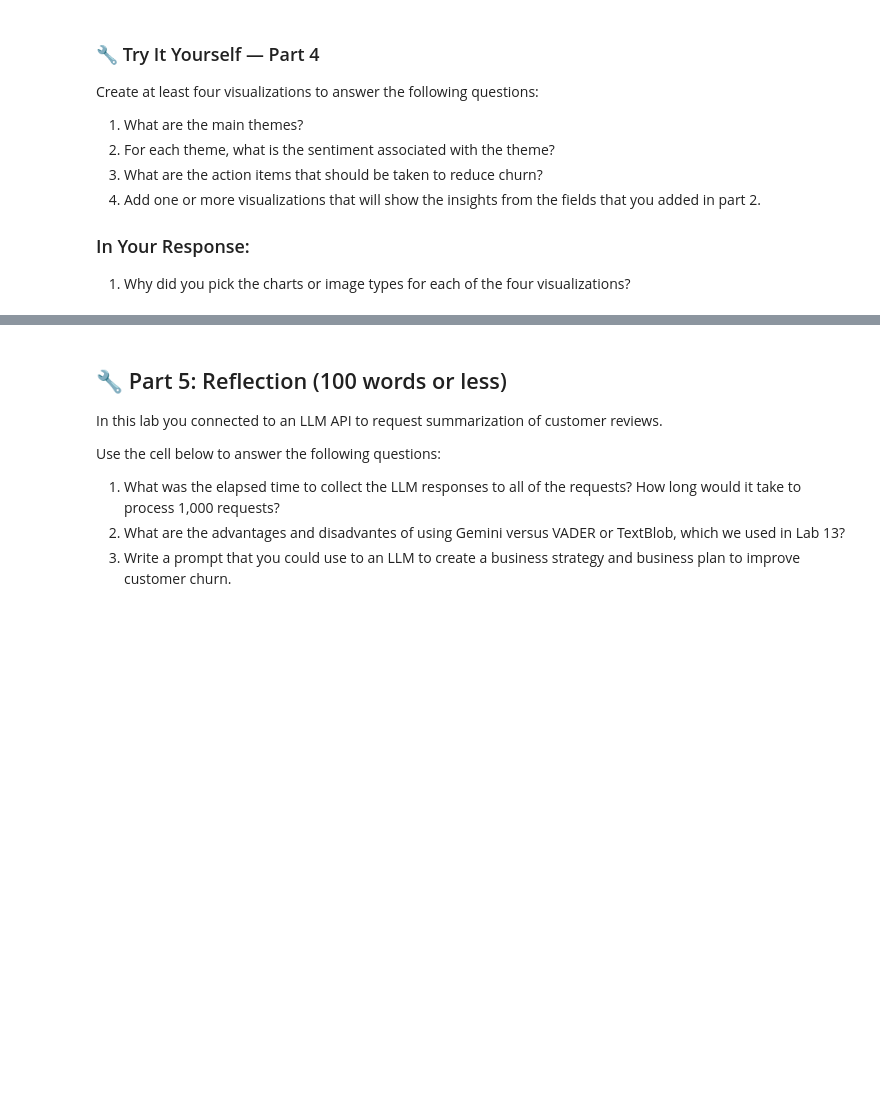
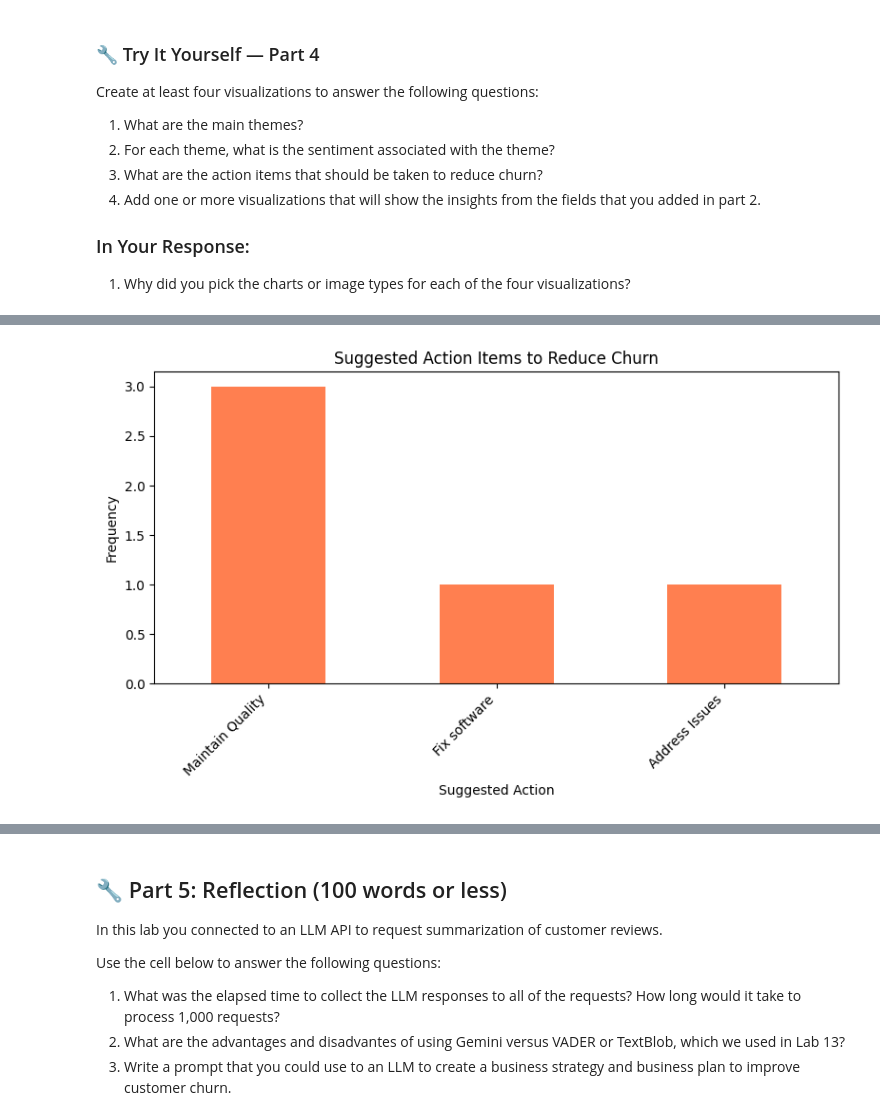
Before and after one commit to expely/Business-Analytics-Labs, a Jupyter notebook: Labs/lab_14_api.ipynb, the cells around one changed output, grey strips where cells are left out. Cells and saved outputs as stored; diff of their text form; code cells hidden in the pictures; blank space fills up the shorter version.

```diff
--- a/Labs/lab_14_api.ipynb
+++ b/Labs/lab_14_api.ipynb
@@ -155,0 +259,13 @@ Create at least four visualizations to answer the following questions:
+# %%
+# Action items to reduce churn
+plt.figure(figsize=(8, 5))
+actions = results_df['Suggested Action'].value_counts()
+actions.plot(kind='bar', color='coral')
+plt.title('Suggested Action Items to Reduce Churn')
+plt.xlabel('Suggested Action')
+plt.ylabel('Frequency')
+plt.xticks(rotation=45, ha='right')
+plt.tight_layout()
+plt.show()
+# %% [output]
+[figure, added]
```
Also changed, not shown: parts of 22 cells of this notebook.
